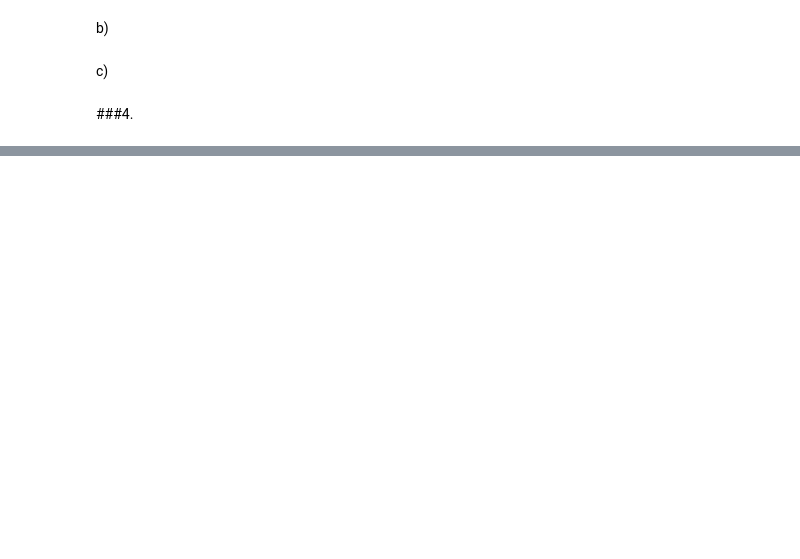
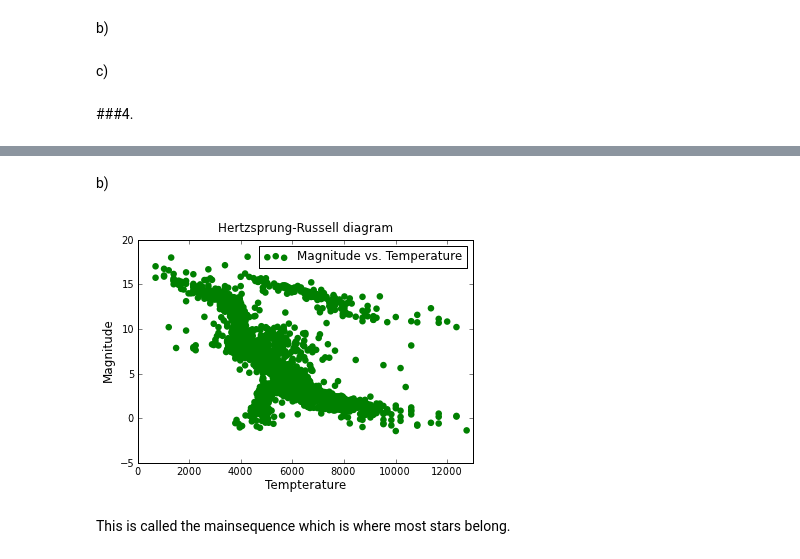
Before and after one commit to psalehsa/PHYS202-S13, a Jupyter notebook: Week3/GraphicsEx2.ipynb, the cells around one changed output, grey strips where cells are left out. Cells and saved outputs as stored; diff of their text form; code cells hidden in the pictures; blank space fills up the shorter version.

```diff
--- a/Week3/GraphicsEx2.ipynb
+++ b/Week3/GraphicsEx2.ipynb
@@ -76,0 +97,18 @@ c)
+# %% [markdown]
+b)
+# %%
+data=loadtxt("stars.txt",float)
+x=data[:,0]
+y=data[:,1]
+scatter(x,y,color="green",linewidth=1.5,label="Magnitude vs. Temperature")
+title("Hertzsprung-Russell diagram")
+xlabel("Tempterature",fontsize=12)
+ylabel("Magnitude",fontsize=12)
+xlim(0,13000)
+ylim(-5,20)
+legend()
+show()
+# %% [output]
+[figure, added]
+# %% [markdown]
+This is called the mainsequence which is where most stars belong.
```
Also changed, not shown: parts of 4 cells of this notebook, 2 other files.
